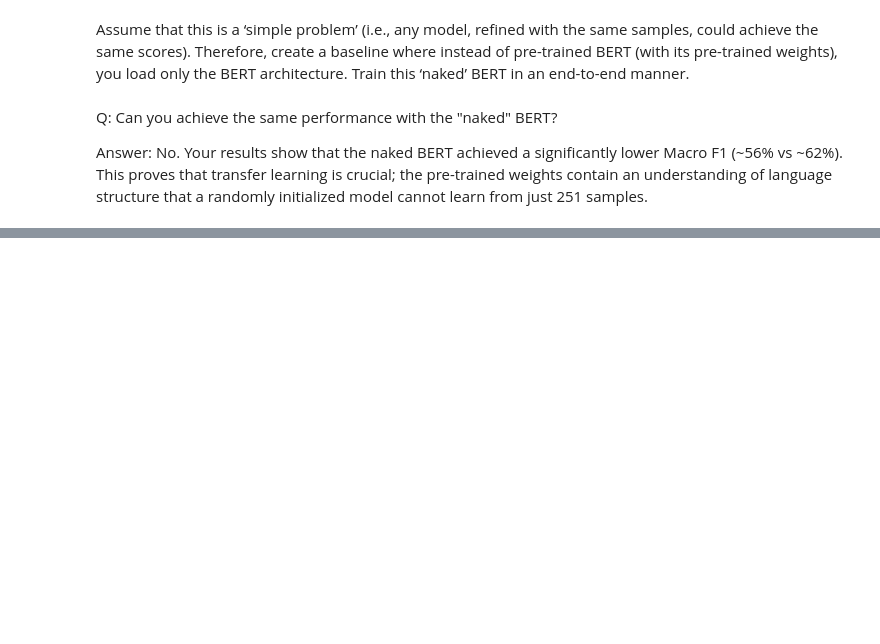
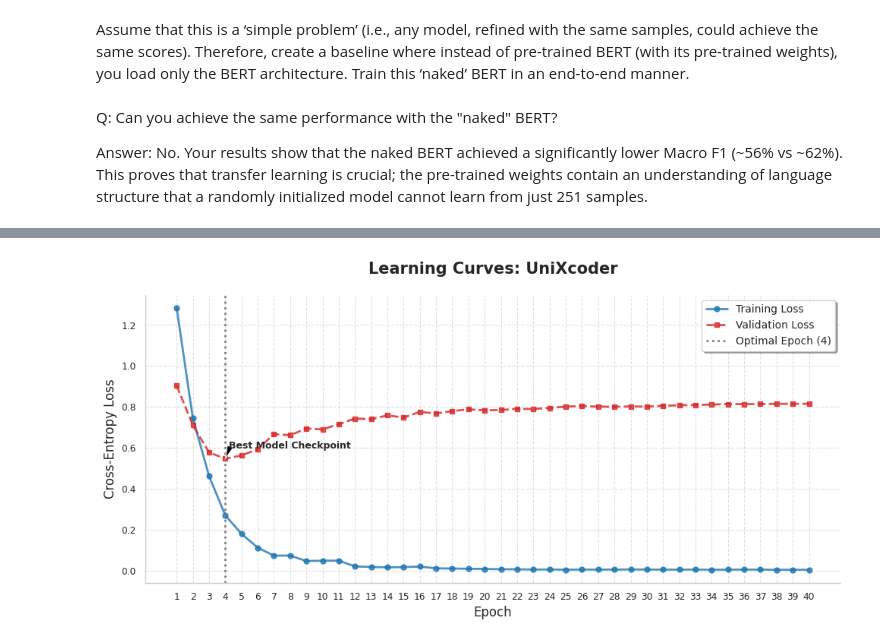
Before and after one commit to RenatoMignone/attack-tactic-recognition-nlp, a Jupyter notebook: lab/notebooks/Task3.ipynb, the cells around one changed output, grey strips where cells are left out. Drawn from its saved outputs; the diff is of its cells as text; code cells hidden in the pictures; blank space fills up the shorter version.

```diff
--- a/lab/notebooks/Task3.ipynb
+++ b/lab/notebooks/Task3.ipynb
@@ -875,0 +949,18 @@ Average session fidelity: 0.6843
+# %%
+# Initialize UniXcoder for Token Classification
+model_ux = AutoModelForTokenClassification.from_pretrained(
+    model_checkpoint_ux,
+    num_labels=len(id2label),
+    id2label=id2label,
+    label2id=label2id
+).to(device)
+
+# Optimization Setup (consistent with BERT)
+optimizer_ux = AdamW(model_ux.parameters(), lr=5e-5)
+num_training_steps = N_TRAIN_EPOCHS * len(train_dataloader)
+lr_scheduler_ux = get_scheduler(
+    "linear",
+    optimizer=optimizer_ux,
+    num_warmup_steps=0,
+    num_training_steps=num_training_steps
+)
@@ -875,0 +970,5 @@ Average session fidelity: 0.6843
+# %%
+# Execute the existing training loop
+best_model_ux, best_epoch_ux, best_val_loss_ux, train_losses_UX, val_losses_UX = training_loop(
+    model_ux, optimizer_ux, lr_scheduler_ux
+)
@@ -875,0 +993,5 @@ Average session fidelity: 0.6843
+# %%
+# Plot Training Stats
+plot_stats("UniXcoder", train_losses_UX, val_losses_UX, best_epoch_ux)
+# %% [output]
+[figure, added]
```
Also changed, not shown: parts of 36 cells of this notebook.
